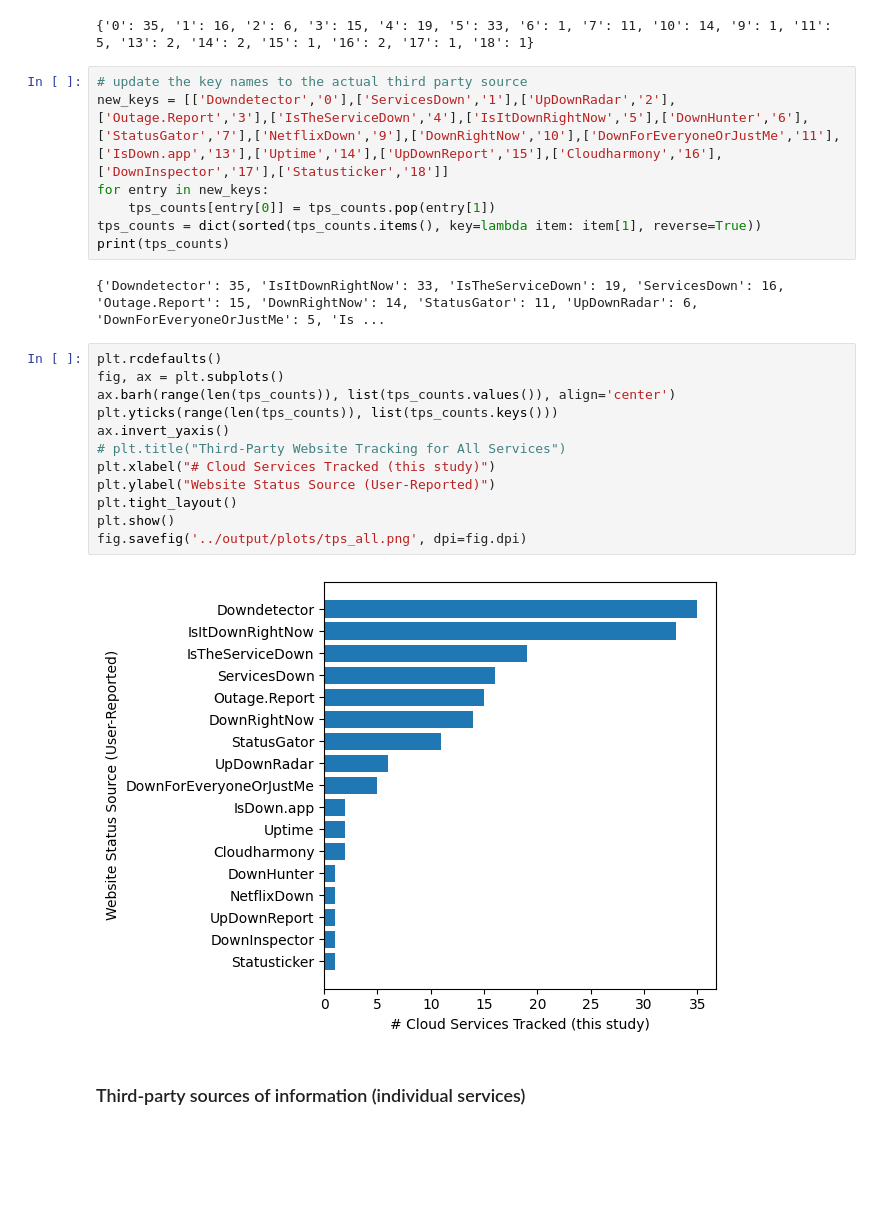
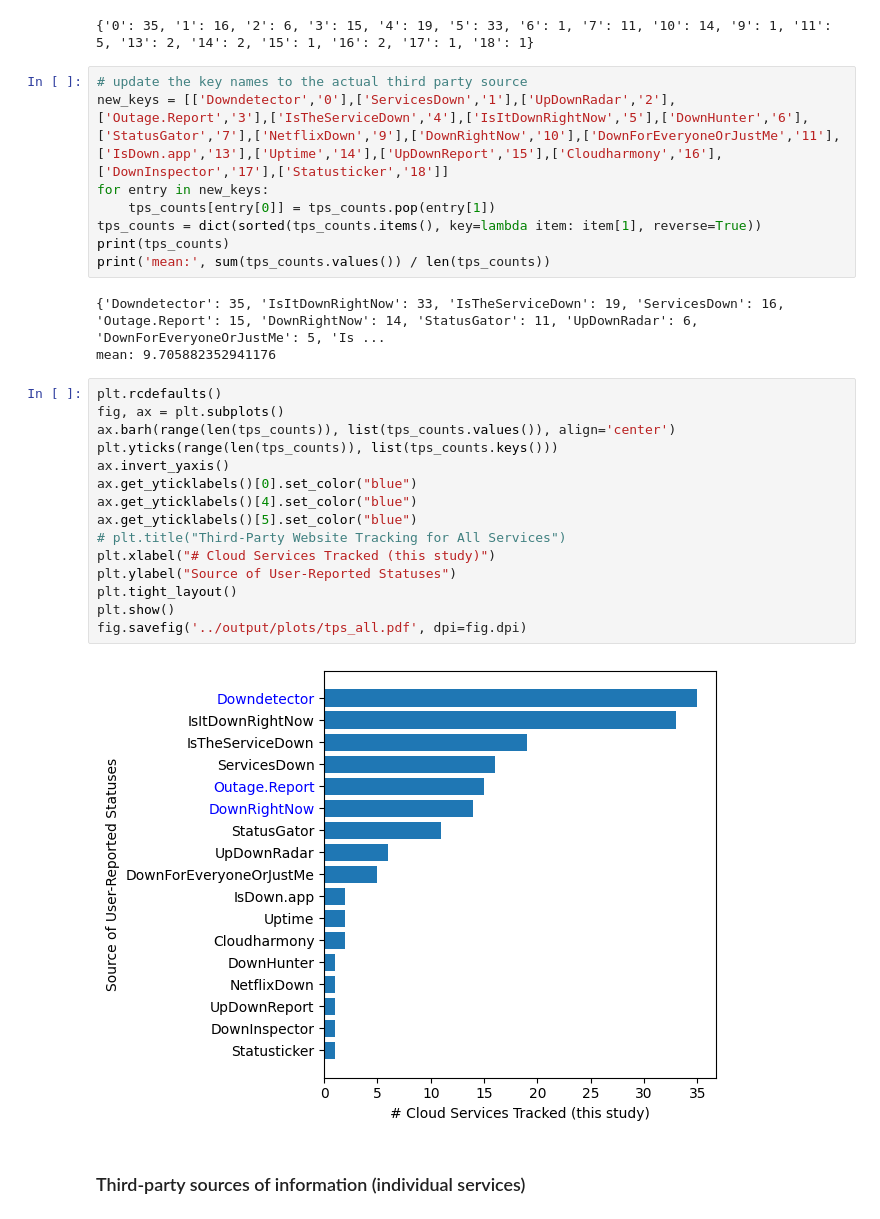
Before and after one commit to shanemin/thesis-msc-cloud-failures, a Jupyter notebook: scripts/viz_sources.ipynb, the cells around one changed output. Saved outputs shown, nothing was run; the diff lists cells and outputs as text; blank space fills up the shorter version.

```diff
--- a/scripts/viz_sources.ipynb
+++ b/scripts/viz_sources.ipynb
@@ -37,22 +38,27 @@ for entry in new_keys:
     tps_counts[entry[0]] = tps_counts.pop(entry[1])
 tps_counts = dict(sorted(tps_counts.items(), key=lambda item: item[1], reverse=True))
 print(tps_counts)
+print('mean:', sum(tps_counts.values()) / len(tps_counts))
 # %% [output]
 {'Downdetector': 35, 'IsItDownRightNow': 33, 'IsTheServiceDown': 19, 'ServicesDown': 16, 'Outage.Report': 15, 'DownRightNow': 14, 'StatusGator': 11, 'UpDownRadar': 6, 'DownForEveryoneOrJustMe': 5, 'Is ...
+mean: 9.705882352941176
 # %%
 plt.rcdefaults()
 fig, ax = plt.subplots()
 ax.barh(range(len(tps_counts)), list(tps_counts.values()), align='center')
 plt.yticks(range(len(tps_counts)), list(tps_counts.keys()))
 ax.invert_yaxis()
+ax.get_yticklabels()[0].set_color("blue")
+ax.get_yticklabels()[4].set_color("blue")
+ax.get_yticklabels()[5].set_color("blue")
 # plt.title("Third-Party Website Tracking for All Services")
 plt.xlabel("# Cloud Services Tracked (this study)")
-plt.ylabel("Website Status Source (User-Reported)")
+plt.ylabel("Source of User-Reported Statuses")
 plt.tight_layout()
 plt.show()
-fig.savefig('../output/plots/tps_all.png', dpi=fig.dpi)
+fig.savefig('../output/plots/tps_all.pdf', dpi=fig.dpi)
 # %% [output]
-[figure, old version]
+[figure, new version]
 # %% [markdown]
 ### Third-party sources of information (individual services)
 # %%
```
Also changed, not shown: parts of 4 cells of this notebook, 39 other files.
